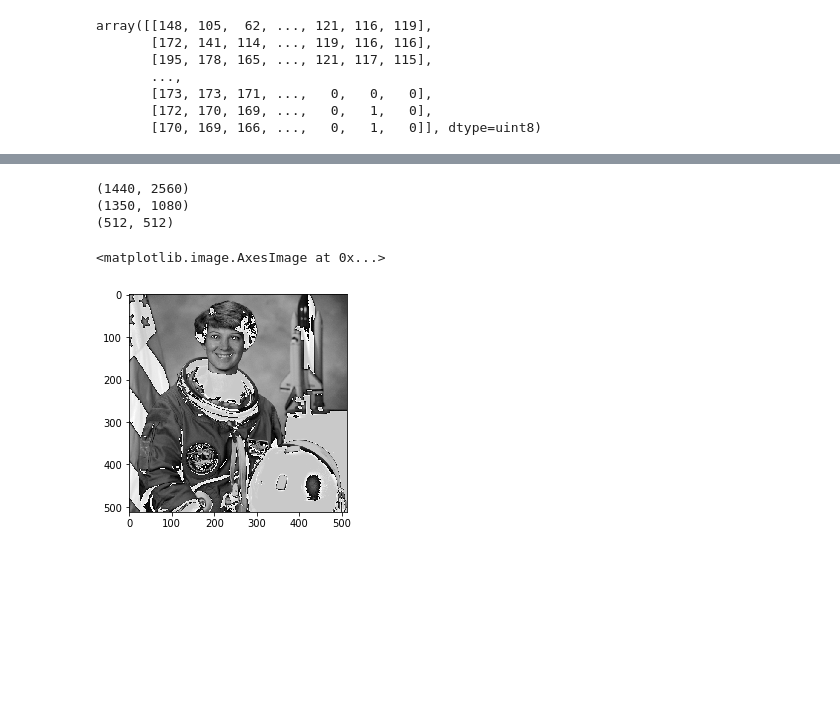
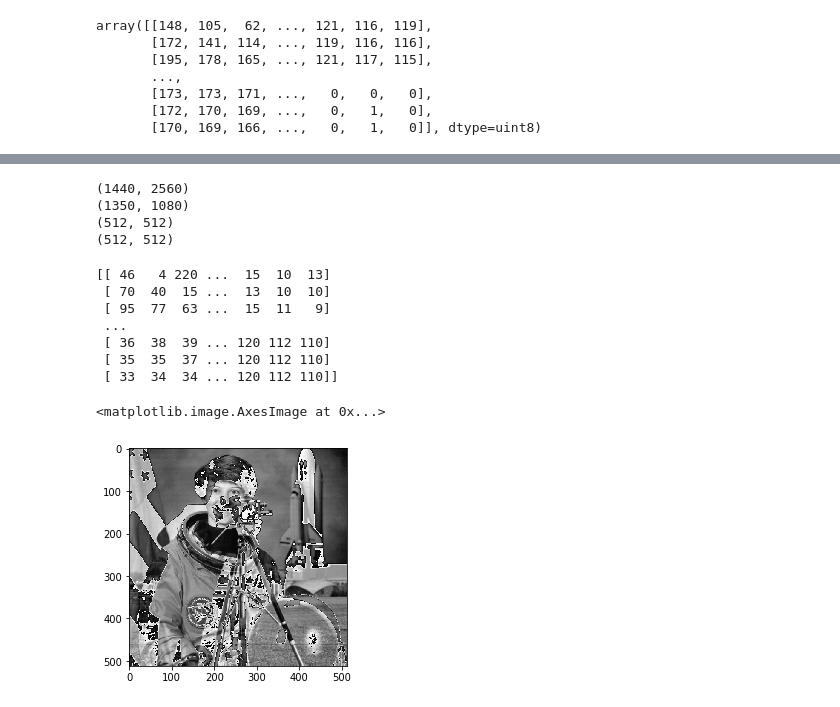
Before and after one commit to CRafa97/LIP, a Jupyter notebook: notebook.ipynb, the cells around one changed output, grey strips where cells are left out. Cells and saved outputs as stored; diff of their text form; code cells hidden in the pictures; blank space fills up the shorter version.

```diff
--- a/notebook.ipynb
+++ b/notebook.ipynb
@@ -10,5 +10,9 @@ path2= '/home/crafa/Downloads/attention.jpeg'
 im = astronaut()
 im = RGB2gray(im)
 im = LIPImage(im)
+cam = camera()
+cam = RGB2gray(cam)
+cam = LIPImage(255 - cam)
+
 limg1 = LIPImage.from_file(path1, in_gray=False)
 limg2 = LIPImage.from_file(path2, in_gray=False)
@@ -46,12 +54,23 @@ array([[148, 105,  62, ..., 121, 116, 119],
 print(limg1.dim)
 print(limg2.dim)
 print(im.dim)
+print(cam.dim)
 # %% [output]
 (1440, 2560)
 (1350, 1080)
 (512, 512)
+(512, 512)
 # %%
+i1 = cam + im
+print(i1.gray_levels)
 plt.imshow(i1.gray_levels, cmap='gray')
 # %% [output]
-<matplotlib.image.AxesImage at 0x...>
+[[ 46   4 220 ...  15  10  13]
+ [ 70  40  15 ...  13  10  10]
+ [ 95  77  63 ...  15  11   9]
+ ...
+ [ 36  38  39 ... 120 112 110]
+ [ 35  35  37 ... 120 112 110]
+ [ 33  34  34 ... 120 112 110]]
+<matplotlib.image.AxesImage at 0x...>
-[figure, old version]
+[figure, new version]
```
Also changed, not shown: parts of 4 cells of this notebook, 4 other files.
